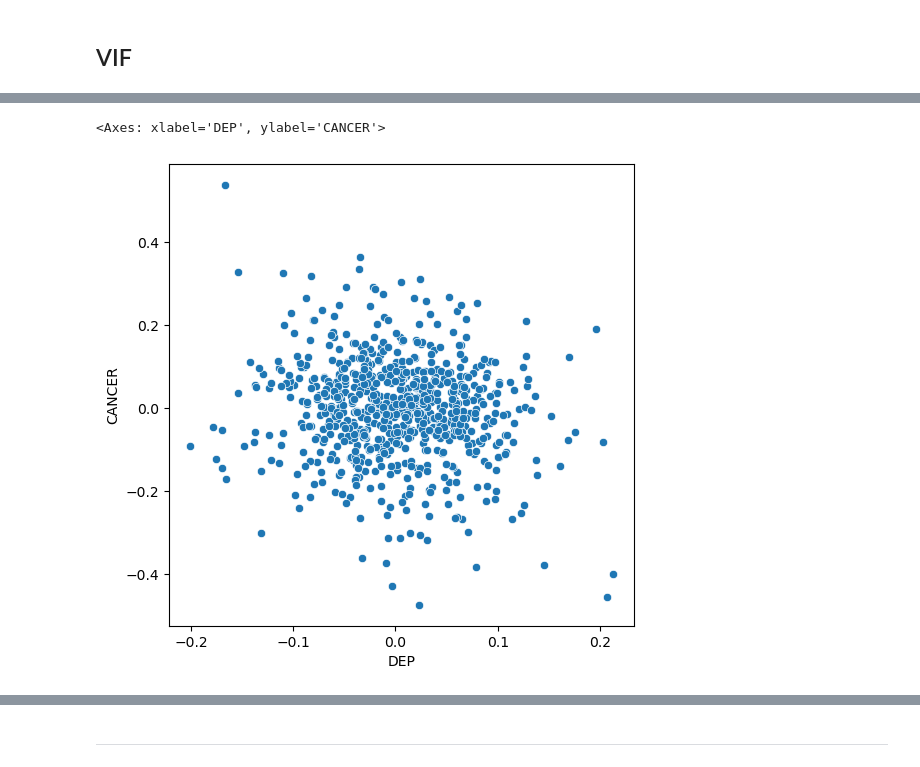
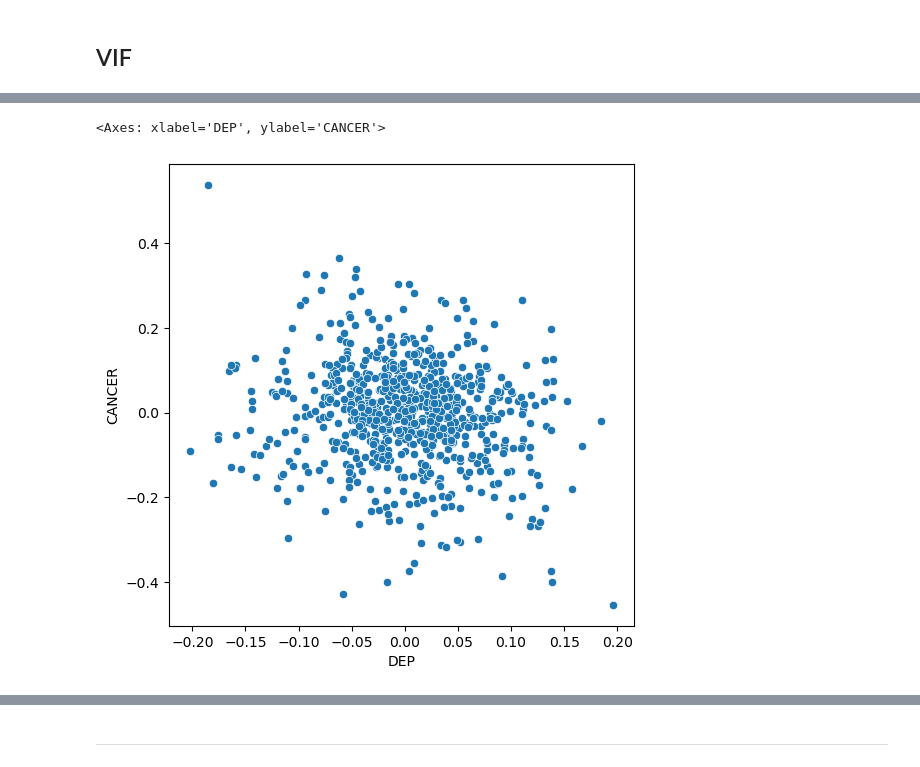
Before and after one commit to ljyyyy120/Captone_depression, a Jupyter notebook: 03_causal/causal0829.ipynb, the cells around one changed output, grey strips where cells are left out. Cells and saved outputs as stored; diff of their text form; code cells hidden in the pictures.

```diff
--- a/03_causal/causal0829.ipynb
+++ b/03_causal/causal0829.ipynb
@@ -379,0 +292,2 @@ array(['ED', 'CSMOKING', 'DEP', 'DIABETES', 'PI', 'OBESITY',
+# %%
+df = pd.read_csv('../00_data/04_output/FsAMIs_pop_allk_test2.csv')
@@ -380,3 +296,5 @@ array(['ED', 'CSMOKING', 'DEP', 'DIABETES', 'PI', 'OBESITY',
+# %%
+df_filter = df.loc[df['is_best']==True]
 # %% [markdown]
 ## PCA
 # %% [markdown]
@@ -478,18 +460,18 @@ df
 # %%
 import matplotlib.pyplot as plt
 import seaborn as sns
 
 
-dfp = df.pivot(index="cbsacode", columns="factor", values="FsAMI").reset_index()
+dfp = df_filter.pivot(index="cbsacode", columns="factor", values="FsAMI").reset_index()
 df_cleaned = dfp.drop(columns=["cbsacode"]).dropna()
 
 plt.figure(figsize=(6, 6))
 sns.scatterplot(
     data=df_cleaned,
     x='DEP',
     y='CANCER'
 )
 # %% [output]
 <Axes: xlabel='DEP', ylabel='CANCER'>
-[figure, old version]
+[figure, new version]
 # %%
```
Also changed, not shown: parts of 14 cells of this notebook, 5 other files.
